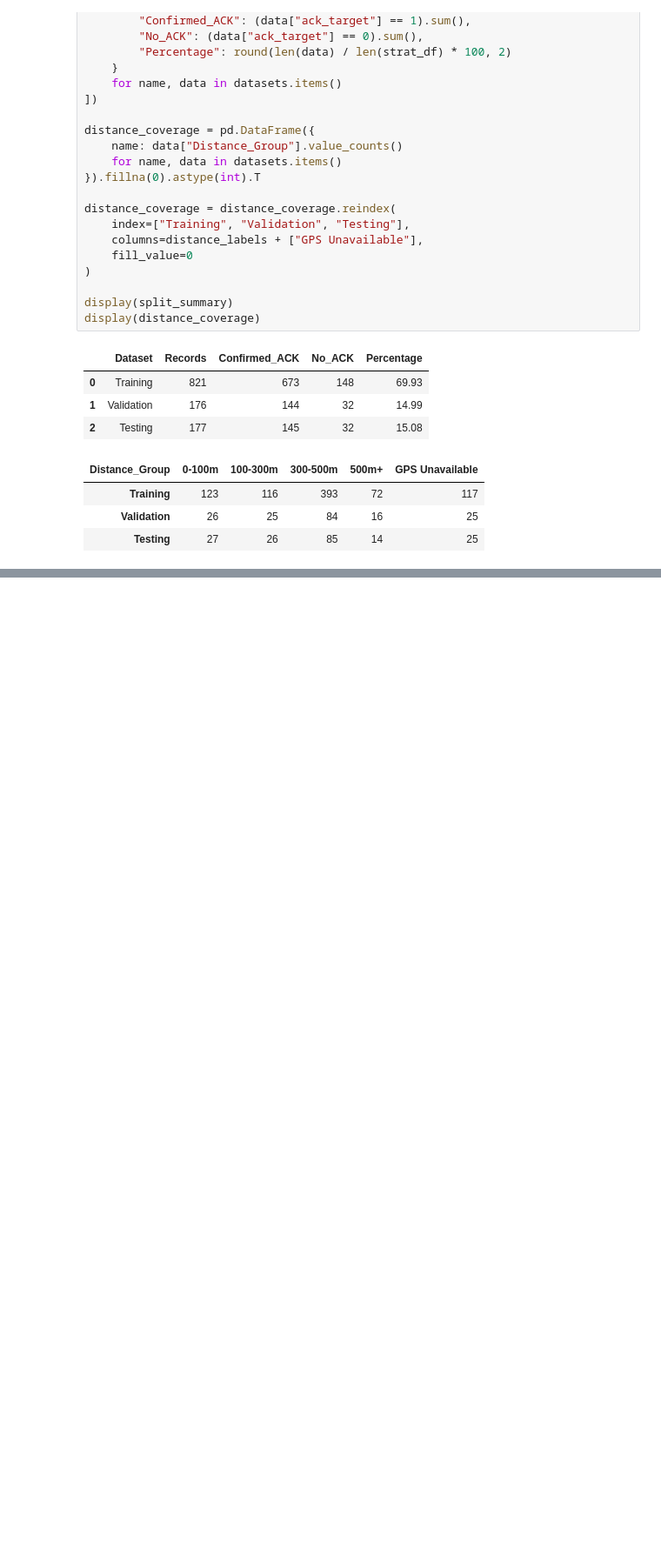
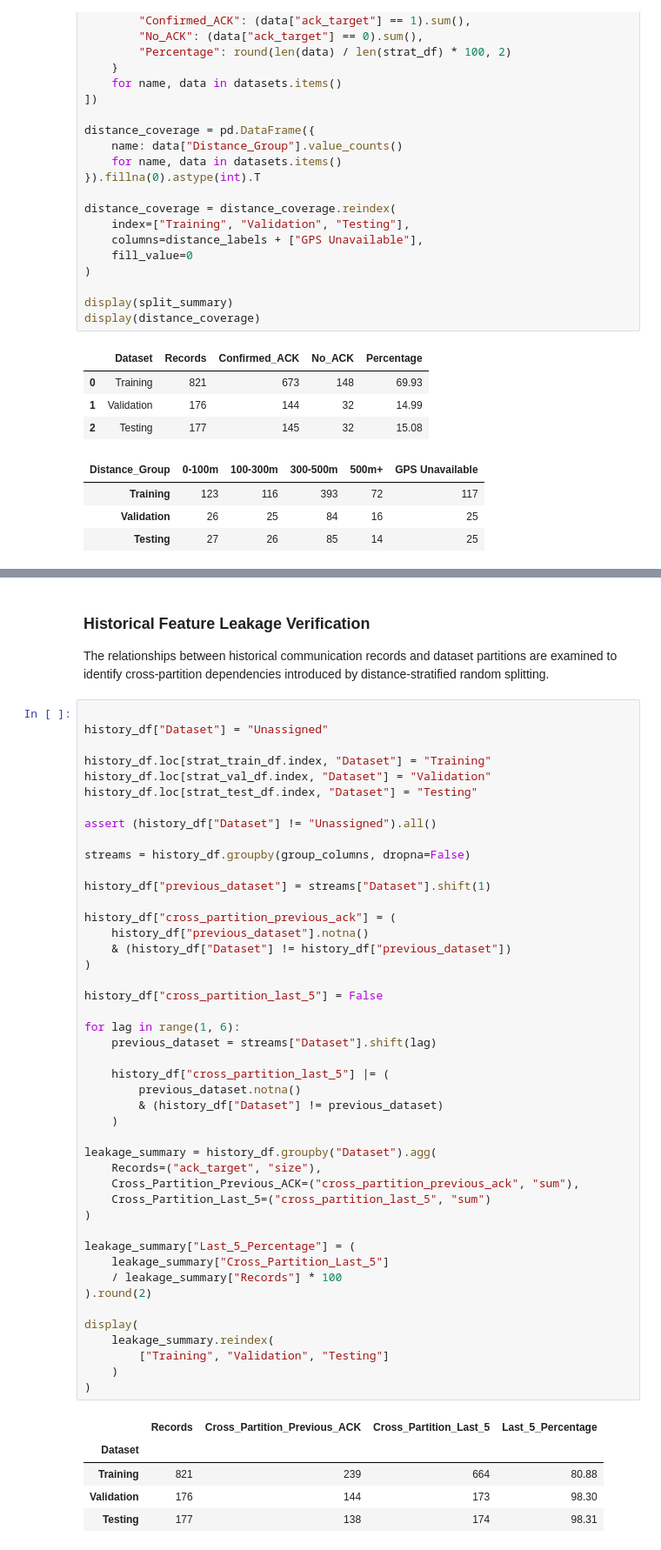
Before and after one commit to VirajKosala/Intelligent-Link-Quality-Prediction, a Jupyter notebook: Intelligent_Link_Quality_Prediction.ipynb, the cells around one changed output, grey strips where cells are left out. Shown at 87% size. Drawn from its saved outputs; the diff is of its cells as text; blank space fills up the shorter version.

```diff
--- a/Intelligent_Link_Quality_Prediction.ipynb
+++ b/Intelligent_Link_Quality_Prediction.ipynb
@@ -1212,0 +1455,56 @@ display(distance_coverage)
+# %% [markdown]
+
+### Historical Feature Leakage Verification
+
+The relationships between historical communication records and dataset partitions are examined to identify cross-partition dependencies introduced by distance-stratified random splitting.
+# %%
+
+history_df["Dataset"] = "Unassigned"
+
+history_df.loc[strat_train_df.index, "Dataset"] = "Training"
+history_df.loc[strat_val_df.index, "Dataset"] = "Validation"
+history_df.loc[strat_test_df.index, "Dataset"] = "Testing"
+
+assert (history_df["Dataset"] != "Unassigned").all()
+
+streams = history_df.groupby(group_columns, dropna=False)
+
+history_df["previous_dataset"] = streams["Dataset"].shift(1)
+
+history_df["cross_partition_previous_ack"] = (
+    history_df["previous_dataset"].notna()
+    & (history_df["Dataset"] != history_df["previous_dataset"])
+)
+
+history_df["cross_partition_last_5"] = False
+
+for lag in range(1, 6):
+    previous_dataset = streams["Dataset"].shift(lag)
+
+    history_df["cross_partition_last_5"] |= (
+        previous_dataset.notna()
+        & (history_df["Dataset"] != previous_dataset)
+    )
+
+leakage_summary = history_df.groupby("Dataset").agg(
+    Records=("ack_target", "size"),
+    Cross_Partition_Previous_ACK=("cross_partition_previous_ack", "sum"),
+    Cross_Partition_Last_5=("cross_partition_last_5", "sum")
+)
+
+leakage_summary["Last_5_Percentage"] = (
+    leakage_summary["Cross_Partition_Last_5"]
+    / leakage_summary["Records"] * 100
+).round(2)
+
+display(
+    leakage_summary.reindex(
+        ["Training", "Validation", "Testing"]
+    )
+)
+# %% [output]
+|  | Records | Cross_Partition_Previous_ACK | Cross_Partition_Last_5 | Last_5_Percentage |
+| Dataset |  |  |  |  |
+| Training | 821 | 239 | 664 | 80.88 |
+| Validation | 176 | 144 | 173 | 98.30 |
+| Testing | 177 | 138 | 174 | 98.31 |
```
Also changed, not shown: parts of 10 cells of this notebook.
